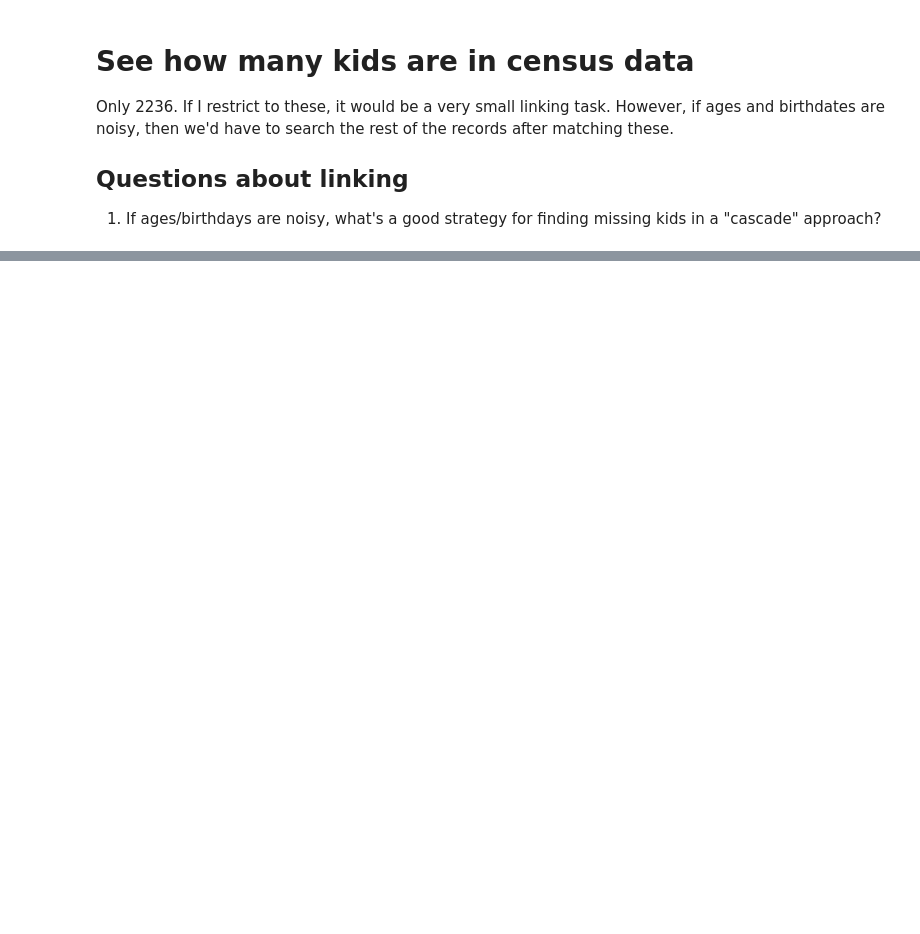
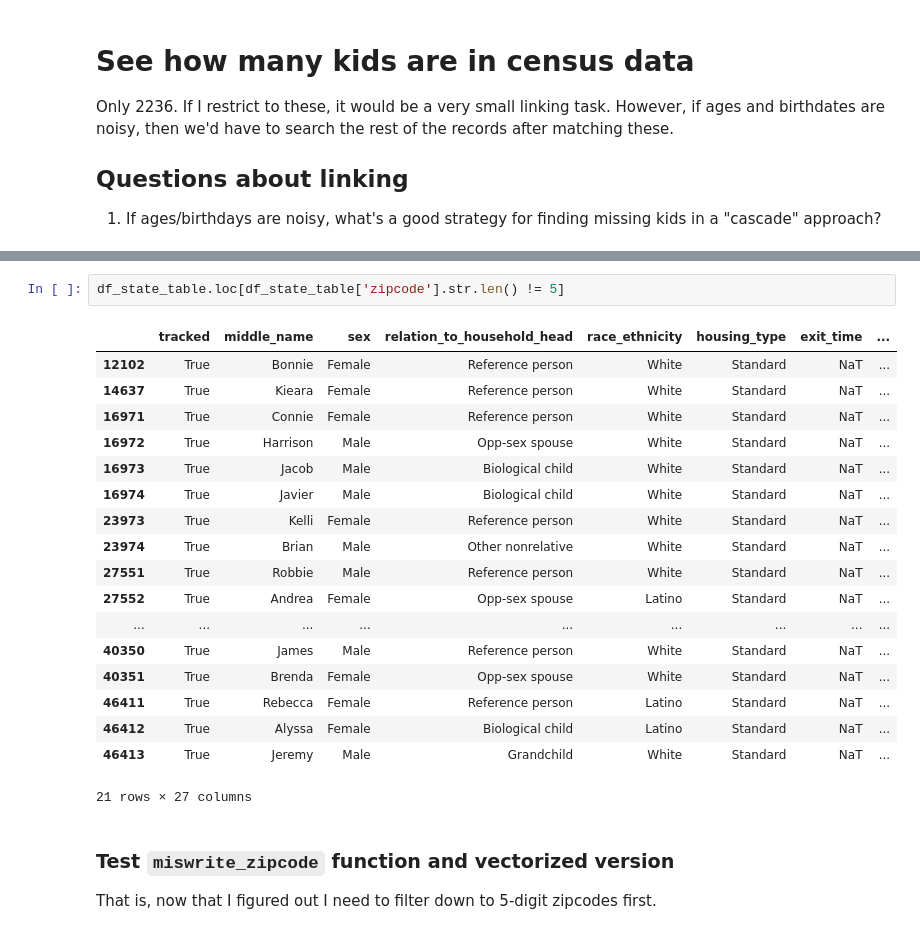
Before and after one commit to ihmeuw/vivarium_research_prl, a Jupyter notebook: linkage/wic_case_study/2022_12_07a_preprocess_wic_data.ipynb, the cells around one changed output, grey strips where cells are left out. Drawn from its saved outputs; the diff is of its cells as text; blank space fills up the shorter version.

Commit message:
update WIC preprocessing notebook after adding some noise functions

```diff
--- a/linkage/wic_case_study/2022_12_07a_preprocess_wic_data.ipynb
+++ b/linkage/wic_case_study/2022_12_07a_preprocess_wic_data.ipynb
@@ -298,0 +412,25 @@ def add_noise_to_census(df_census, random_state):
+# %%
+df_state_table.loc[df_state_table['zipcode'].str.len() != 5]
+# %% [output]
+|  | tracked | middle_name | sex | relation_to_household_head | race_ethnicity | housing_type | exit_time | ... |
+| 12102 | True | Bonnie | Female | Reference person | White | Standard | NaT | ... |
+| 14637 | True | Kieara | Female | Reference person | White | Standard | NaT | ... |
+| 16971 | True | Connie | Female | Reference person | White | Standard | NaT | ... |
+| 16972 | True | Harrison | Male | Opp-sex spouse | White | Standard | NaT | ... |
+| 16973 | True | Jacob | Male | Biological child | White | Standard | NaT | ... |
+| 16974 | True | Javier | Male | Biological child | White | Standard | NaT | ... |
+| 23973 | True | Kelli | Female | Reference person | White | Standard | NaT | ... |
+| 23974 | True | Brian | Male | Other nonrelative | White | Standard | NaT | ... |
+| 27551 | True | Robbie | Male | Reference person | White | Standard | NaT | ... |
+| 27552 | True | Andrea | Female | Opp-sex spouse | Latino | Standard | NaT | ... |
+| ... | ... | ... | ... | ... | ... | ... | ... | ... |
+| 40350 | True | James | Male | Reference person | White | Standard | NaT | ... |
+| 40351 | True | Brenda | Female | Opp-sex spouse | White | Standard | NaT | ... |
+| 46411 | True | Rebecca | Female | Reference person | Latino | Standard | NaT | ... |
+| 46412 | True | Alyssa | Female | Biological child | Latino | Standard | NaT | ... |
+| 46413 | True | Jeremy | Male | Grandchild | White | Standard | NaT | ... |
+21 rows × 27 columns
+# %% [markdown]
+### Test `miswrite_zipcode` function and vectorized version
+
+That is, now that I figured out I need to filter down to 5-digit zipcodes first.
```
Also changed, not shown: parts of 84 cells of this notebook.
